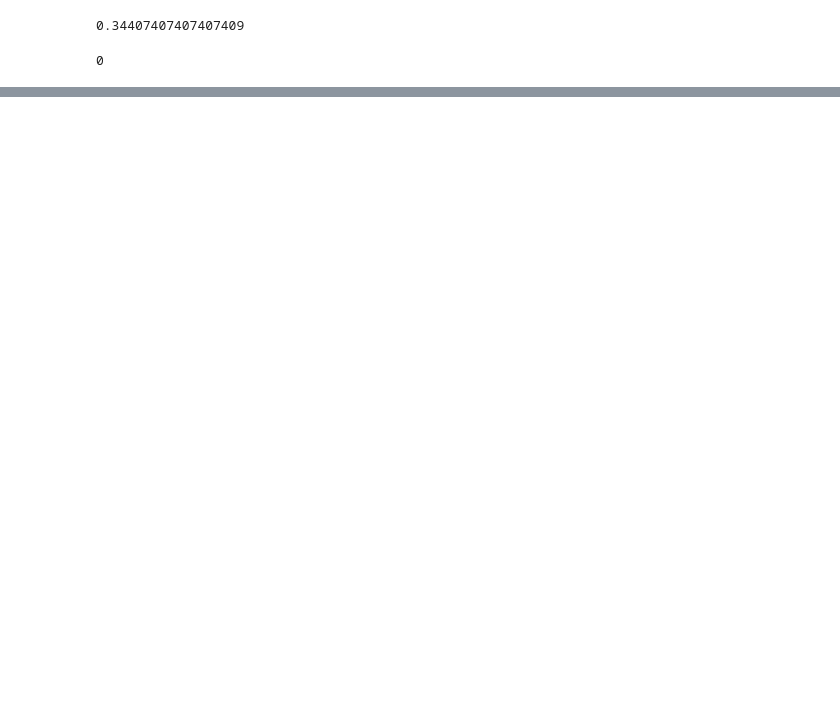
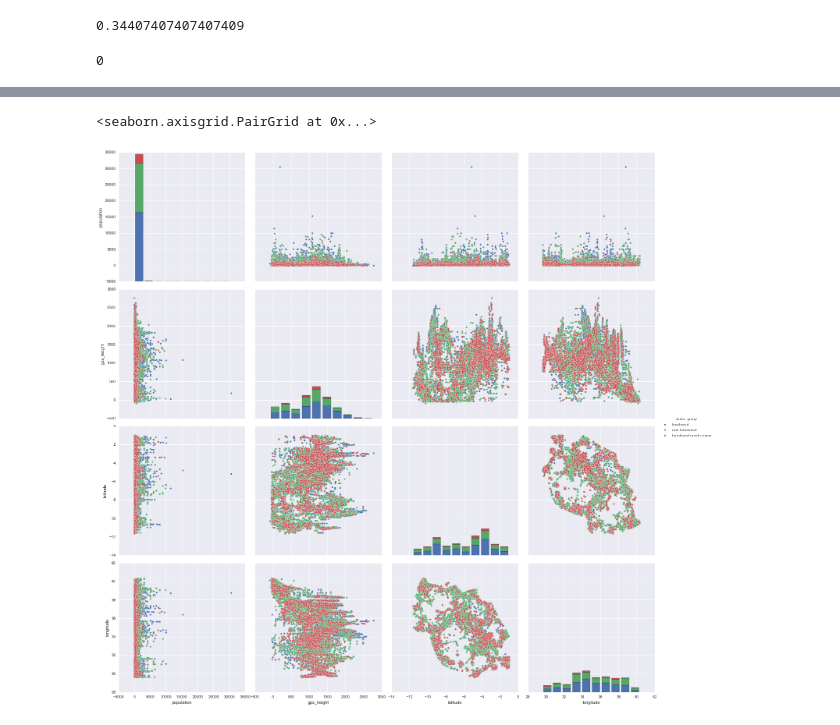
Before and after one commit to ashirwad08/predict-water-pump-failure, a Jupyter notebook: MVP_work/ash_MVP_explore_train.ipynb, the cells around one changed output, grey strips where cells are left out. Cells and saved outputs as stored; diff of their text form; code cells hidden in the pictures; blank space fills up the shorter version.

```diff
--- a/MVP_work/ash_MVP_explore_train.ipynb
+++ b/MVP_work/ash_MVP_explore_train.ipynb
@@ -130,0 +158,8 @@ ax.set_title('3D Plot of Water Pump Heights by Tanzanian Latitudes and Longitude
+# %%
+#now construction year!
+
+#going to use the same impute strategy .
+
+#first, convert missing construction years to Nans
+pd.set_option('display.max_columns', 50)
+dat.loc[dat.construction_year==0,['construction_year']]=np.nan
@@ -130,0 +170,22 @@ ax.set_title('3D Plot of Water Pump Heights by Tanzanian Latitudes and Longitude
+# %%
+#impute over 20000 NaNs
+dat.construction_year.fillna(dat.groupby(['subvillage'])['construction_year'].transform('mean'), inplace=True)
+
+#took care of 5000, expanding area...
+dat.construction_year.fillna(dat.groupby(['ward'])['construction_year'].transform('mean'), inplace=True)
+
+#only 2562 left, expanding area
+dat.construction_year.fillna(dat.groupby(['lga'])['construction_year'].transform('mean'), inplace=True)
+
+#1 left! expanding area
+dat.construction_year.fillna(dat.groupby(['region_code'])['construction_year'].transform('mean'), inplace=True)
+# %%
+#okay, so now we've imputed gps_height, population, lat, long, construction_year
+#let's run some classifation algos on whole dataset
+
+sbrn.pairplot(dat.loc[:,['population','gps_height','status_group','latitude','longitude']],
+              hue="status_group",
+              size=5)
+# %% [output]
+<seaborn.axisgrid.PairGrid at 0x...>
+[figure, added]
```
Also changed, not shown: parts of 15 cells of this notebook, 1 other file.
